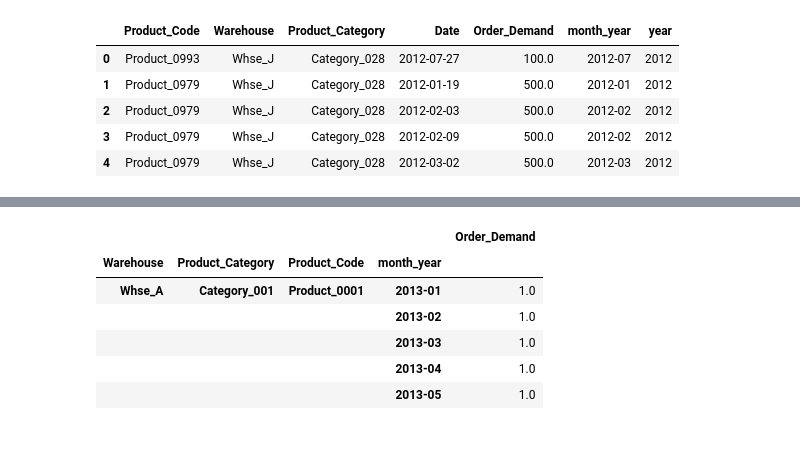
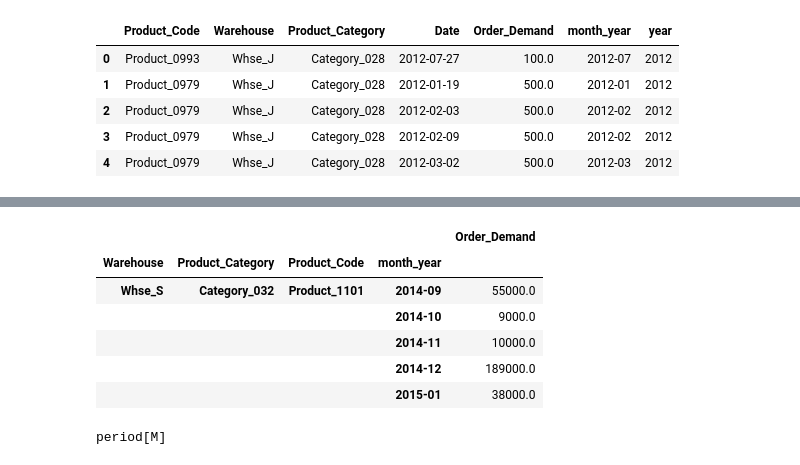
Before and after one commit to josephine-amponsah/retail-demand-forecaster, a Jupyter notebook: notebooks/sktime-forecasters.ipynb, the cells around one changed output, grey strips where cells are left out. Drawn from its saved outputs; the diff is of its cells as text; code cells hidden in the pictures.

```diff
--- a/notebooks/sktime-forecasters.ipynb
+++ b/notebooks/sktime-forecasters.ipynb
@@ -246,2 +253,6 @@ new_df = new_df.fillna(1).astype(float)
+# %%
+new_df = new_df[new_df['month_year'] >= "2012-01"]
 # %%
-levels = ["Warehouse", "Product_Category", "Product_Code", "month_year"]
+new_df = new_df.groupby(['Warehouse', 'Product_Category', 'Product_Code', 'month_year'])["Order_Demand"].sum()
+# %%
+new_df = new_df.to_frame()
@@ -248,14 +269,18 @@ levels = ["Warehouse", "Product_Category", "Product_Code", "month_year"]
 # %%
 idx = pd.IndexSlice
-train_hier = new_df.loc[idx[:, :, :,"2013-01" :"2015-01"], :]
+train_hier = new_df[new_df.index.get_level_values('month_year') <= "2015-01"]
 # %%
-train_hier.head()
+train_hier.tail()
 # %% [output]
 |  |  |  |  | Order_Demand |
 | Warehouse | Product_Category | Product_Code | month_year |  |
-| Whse_A | Category_001 | Product_0001 | 2013-01 | 1.0 |
-|  |  |  | 2013-02 | 1.0 |
-|  |  |  | 2013-03 | 1.0 |
-|  |  |  | 2013-04 | 1.0 |
-|  |  |  | 2013-05 | 1.0 |
+| Whse_S | Category_032 | Product_1101 | 2014-09 | 55000.0 |
+|  |  |  | 2014-10 | 9000.0 |
+|  |  |  | 2014-11 | 10000.0 |
+|  |  |  | 2014-12 | 189000.0 |
+|  |  |  | 2015-01 | 38000.0 |
+# %%
+train.index.get_level_values('month_year').dtype
+# %% [output]
+period[M]
 # %%
```
Also changed, not shown: parts of 25 cells of this notebook.
